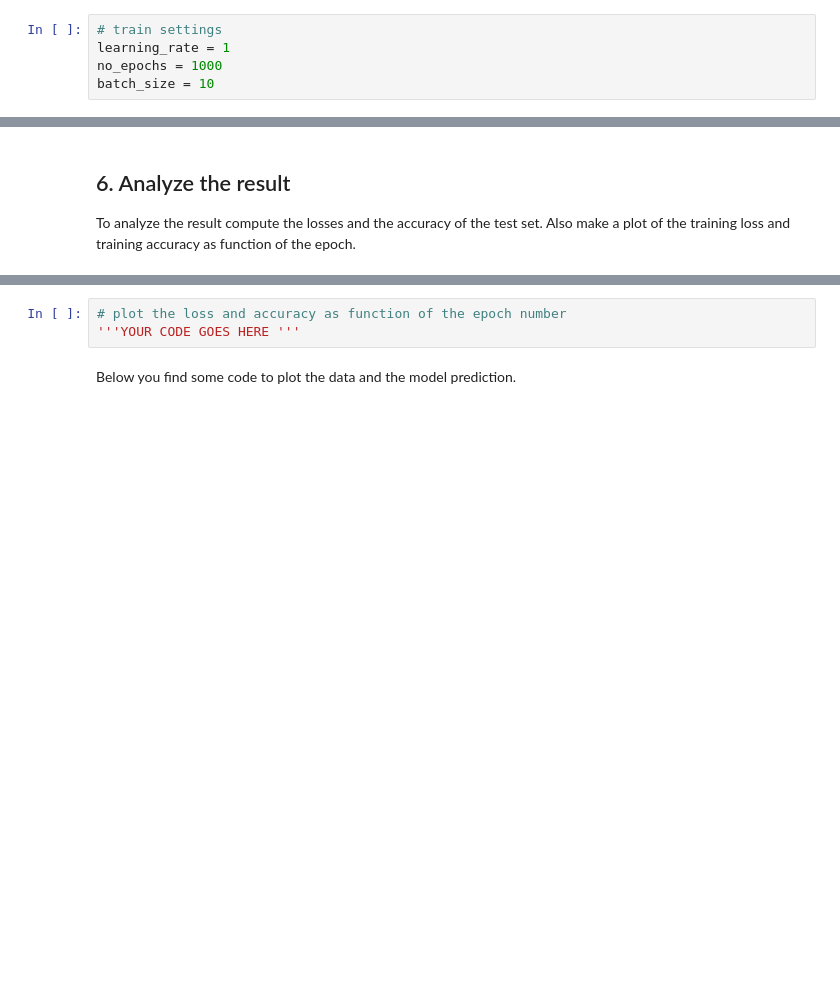
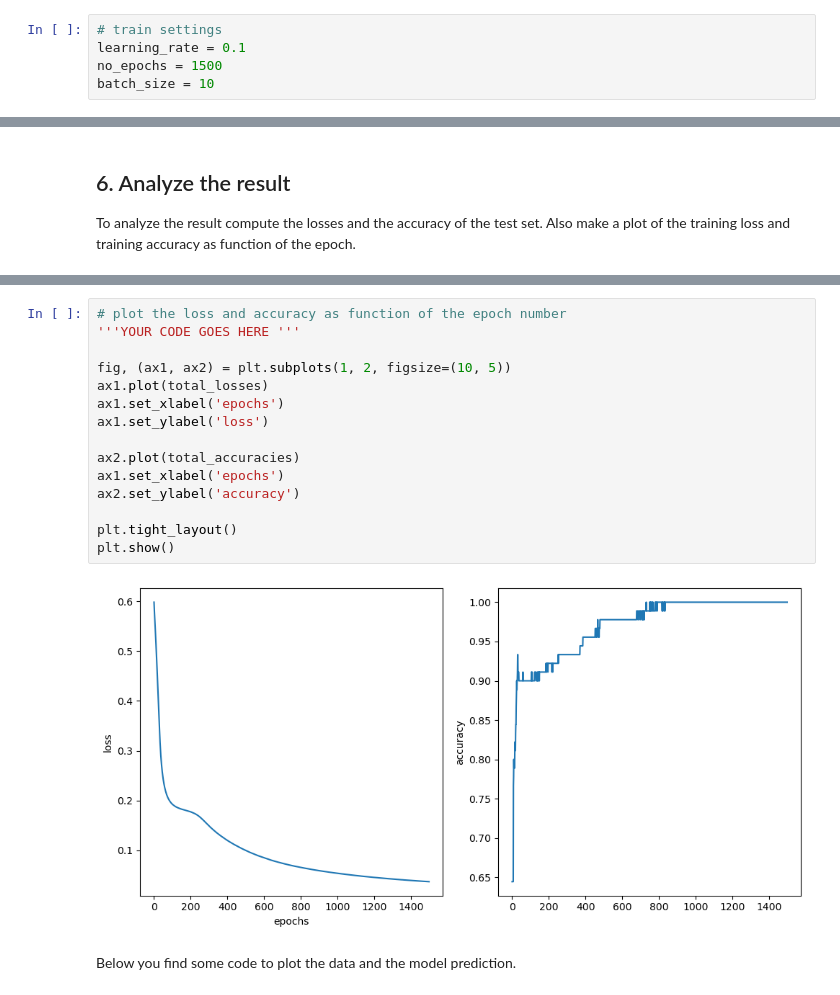
Before and after one commit to mard4/machine-learning, a Jupyter notebook: 5.NN/neural_network_part1_annarelli.ipynb, the cells around one changed output, grey strips where cells are left out. Cells and saved outputs as stored; diff of their text form; blank space fills up the shorter version.

```diff
--- a/5.NN/neural_network_part1_annarelli.ipynb
+++ b/5.NN/neural_network_part1_annarelli.ipynb
@@ -218,8 +184,8 @@ Firt you define three parameters that can be adjusted for optimal training.
 - **batch_size**: how many samples we pass through the network before doing a gradient descent update
 # %%
 # train settings
-learning_rate = 1
-no_epochs = 1000
+learning_rate = 0.1
+no_epochs = 1500
 batch_size = 10
 # %% [markdown]
 Below you implement the training of the network. A general layout (pseudocode) is already given. Note that we use the **Cross Entropy** (CE) loss function.
@@ -315,6 +374,20 @@ To analyze the result compute the losses and the accuracy of the test set. Also
 # %%
 # plot the loss and accuracy as function of the epoch number
 '''YOUR CODE GOES HERE '''
+
+fig, (ax1, ax2) = plt.subplots(1, 2, figsize=(10, 5))
+ax1.plot(total_losses)
+ax1.set_xlabel('epochs')
+ax1.set_ylabel('loss')
+
+ax2.plot(total_accuracies)
+ax1.set_xlabel('epochs')
+ax2.set_ylabel('accuracy')
+
+plt.tight_layout()
+plt.show()
+# %% [output]
+[figure, added]
 # %% [markdown]
 Below you find some code to plot the data and the model prediction.
 # %%
```
Also changed, not shown: parts of 6 cells of this notebook.
